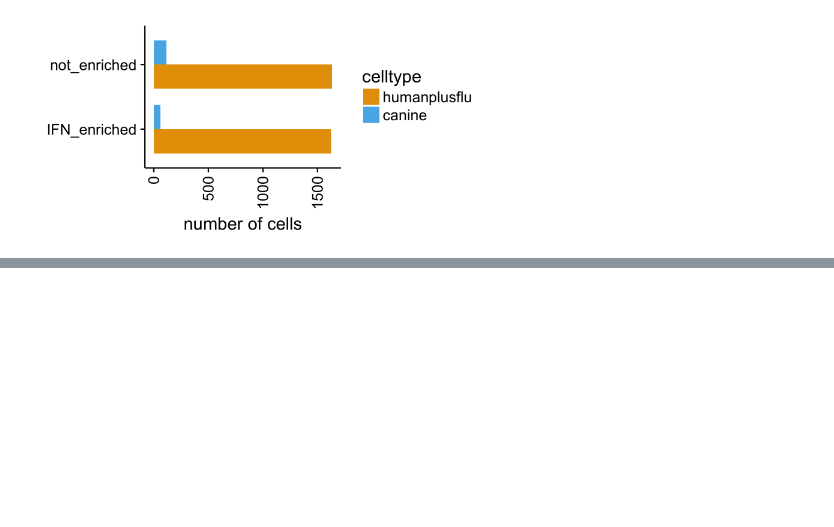
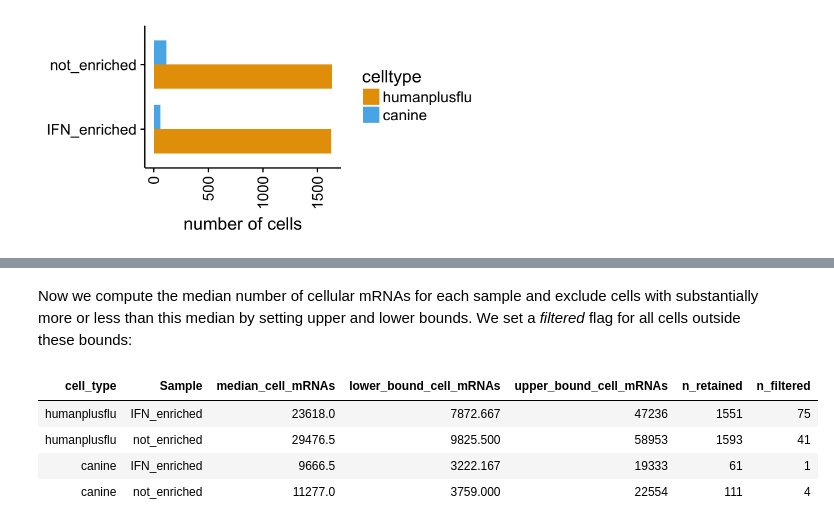
Before and after one commit to jbloomlab/IFNsorted_flu_single_cell, a Jupyter notebook: monocle_analysis.ipynb, the cells around one changed output, grey strips where cells are left out. Drawn from its saved outputs; the diff is of its cells as text; code cells hidden in the pictures; blank space fills up the shorter version.

```diff
--- a/monocle_analysis.ipynb
+++ b/monocle_analysis.ipynb
@@ -161,0 +316,47 @@ saveShowPlot(p.ncells, width=5, height=2.5)
+# %% [markdown]
+Now we compute the median number of cellular mRNAs for each sample and exclude cells with substantially more or less than this median by setting upper and lower bounds.
+We set a *filtered* flag for all cells outside these bounds:
+# %%
+bottom_bound = 3 # exclude if this many fold less than median
+top_bound = 2 # exclude if this many fold more than median
+
+# annotate cells with bounds
+all_cells <- lapply(
+  all_cells,
+  function (c) {
+    pData(c)$median_cell_mRNAs <- c %>%
+      pData %>%
+      group_by(Sample) %>%
+      mutate(median=median(cell_mRNAs)) %>%
+      ungroup %>%
+      select(median) %>%
+      unlist
+    pData(c)$lower_bound_cell_mRNAs <- pData(c)$median_cell_mRNAs / bottom_bound
+    pData(c)$upper_bound_cell_mRNAs <- pData(c)$median_cell_mRNAs * top_bound
+    pData(c)$filtered <- (
+      pData(c)$cell_mRNAs < pData(c)$lower_bound_cell_mRNAs |
+      pData(c)$cell_mRNAs > pData(c)$upper_bound_cell_mRNAs)
+    return(c)
+    }
+    )
+
+# print the bounds and number of filtered cells
+lapply(
+  all_cells,
+  function (c) {
+    pData(c) %>%
+      group_by(Sample) %>%
+      summarize(median_cell_mRNAs=median_cell_mRNAs %>% first,
+                lower_bound_cell_mRNAs=lower_bound_cell_mRNAs %>% first,
+                upper_bound_cell_mRNAs=upper_bound_cell_mRNAs %>% first,
+                n_retained=sum(! filtered),
+                n_filtered=sum(filtered))
+  }
+  ) %>%
+  bind_rows(.id="cell_type")
+# %% [output]
+| cell_type | Sample | median_cell_mRNAs | lower_bound_cell_mRNAs | upper_bound_cell_mRNAs | n_retained | n_filtered |
+| humanplusflu | IFN_enriched | 23618.0 | 7872.667 | 47236 | 1551 | 75 |
+| humanplusflu | not_enriched | 29476.5 | 9825.500 | 58953 | 1593 | 41 |
+| canine | IFN_enriched | 9666.5 | 3222.167 | 19333 | 61 | 1 |
+| canine | not_enriched | 11277.0 | 3759.000 | 22554 | 111 | 4 |
```
Also changed, not shown: parts of 27 cells of this notebook.
